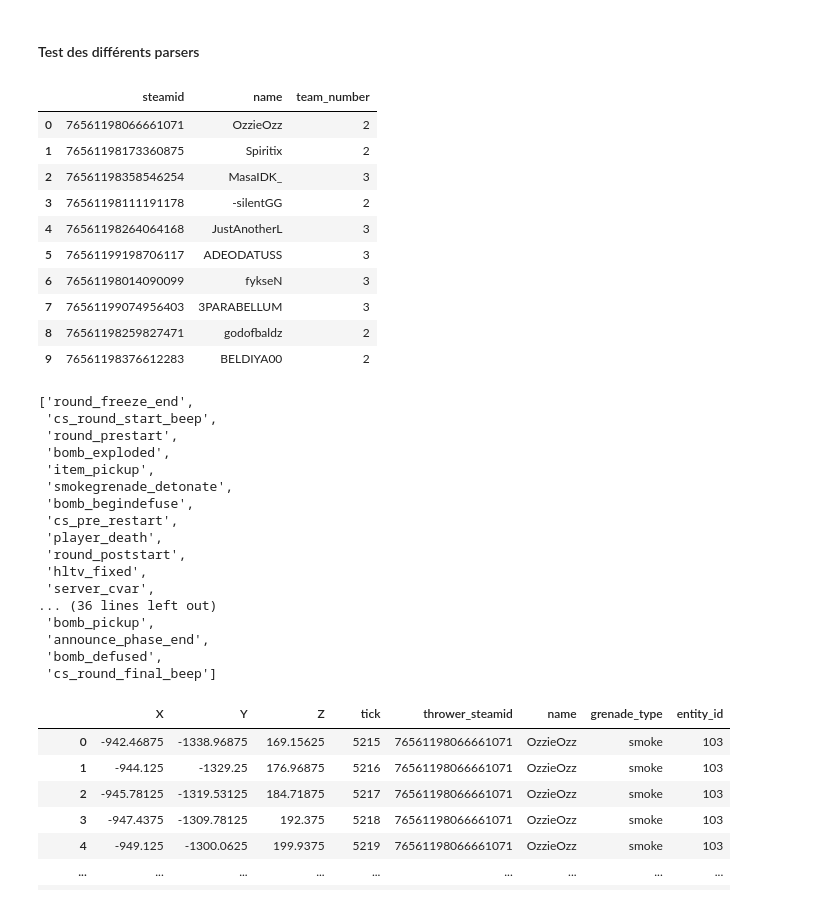
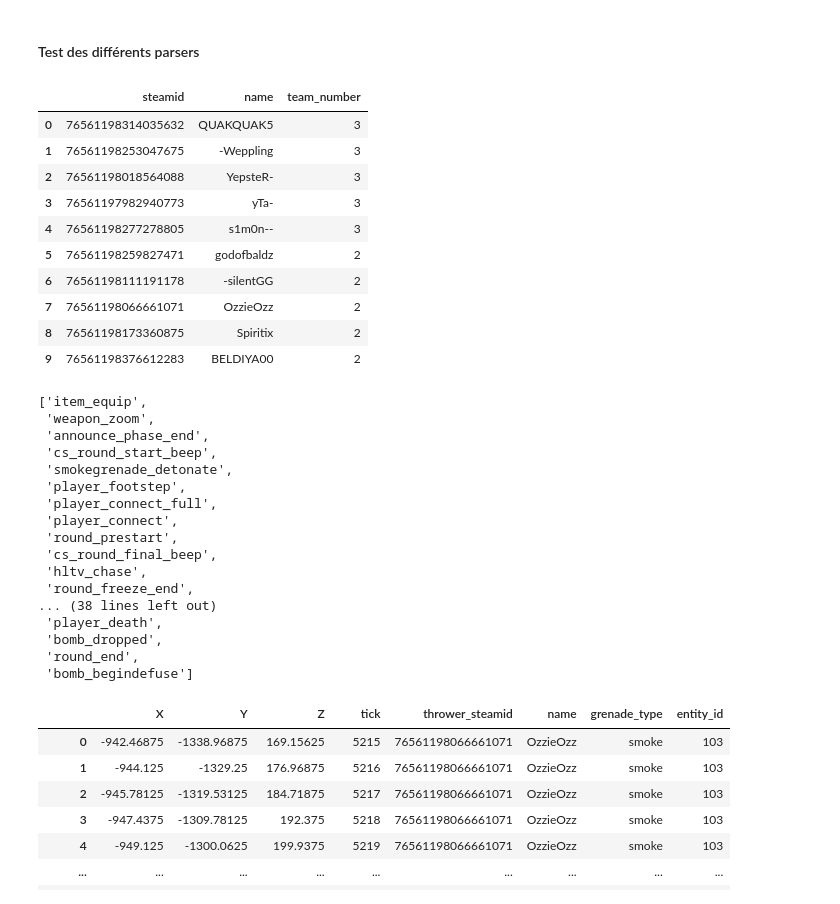
Before and after one commit to Armeldt/CS2-ESEA-season-stats-aggregator, a Jupyter notebook: projet_cs2_single_match.ipynb, the cells around one changed output. Drawn from its saved outputs; the diff is of its cells as text; code cells hidden in the pictures.

```diff
--- a/projet_cs2_single_match.ipynb
+++ b/projet_cs2_single_match.ipynb
@@ -16,41 +213,41 @@ max_tick = demo1.parse_event("round_end")["tick"].max()
 # %% [markdown]
 #### Test des différents parsers
 # %%
-player_infos = demo1.parse_player_info()
+player_infos = demo2.parse_player_info()
 player_infos
 # %% [output]
 |  | steamid | name | team_number |
-| 0 | 76561198066661071 | OzzieOzz | 2 |
-| 1 | 76561198173360875 | Spiritix | 2 |
-| 2 | 76561198358546254 | MasaIDK_ | 3 |
-| 3 | 76561198111191178 | -silentGG | 2 |
-| 4 | 76561198264064168 | JustAnotherL | 3 |
-| 5 | 76561199198706117 | ADEODATUSS | 3 |
-| 6 | 76561198014090099 | fykseN | 3 |
-| 7 | 76561199074956403 | 3PARABELLUM | 3 |
-| 8 | 76561198259827471 | godofbaldz | 2 |
+| 0 | 76561198314035632 | QUAKQUAK5 | 3 |
+| 1 | 76561198253047675 | -Weppling | 3 |
+| 2 | 76561198018564088 | YepsteR- | 3 |
+| 3 | 76561197982940773 | yTa- | 3 |
+| 4 | 76561198277278805 | s1m0n-- | 3 |
+| 5 | 76561198259827471 | godofbaldz | 2 |
+| 6 | 76561198111191178 | -silentGG | 2 |
+| 7 | 76561198066661071 | OzzieOzz | 2 |
+| 8 | 76561198173360875 | Spiritix | 2 |
 | 9 | 76561198376612283 | BELDIYA00 | 2 |
 # %%
-game_events = demo1.list_game_events()
+game_events = demo2.list_game_events()
 game_events
 # %% [output]
-['round_freeze_end',
+['item_equip',
+ 'weapon_zoom',
+ 'announce_phase_end',
  'cs_round_start_beep',
+ 'smokegrenade_detonate',
+ 'player_footstep',
+ 'player_connect_full',
+ 'player_connect',
  'round_prestart',
- 'bomb_exploded',
- 'item_pickup',
- 'smokegrenade_detonate',
- 'bomb_begindefuse',
- 'cs_pre_restart',
+ 'cs_round_final_beep',
+ 'hltv_chase',
+ 'round_freeze_end',
+... (38 lines left out)
  'player_death',
- 'round_poststart',
- 'hltv_fixed',
- 'server_cvar',
-... (36 lines left out)
- 'bomb_pickup',
- 'announce_phase_end',
- 'bomb_defused',
- 'cs_round_final_beep']
+ 'bomb_dropped',
+ 'round_end',
+ 'bomb_begindefuse']
 # %%
 event_df = demo1.parse_event("player_death", player=["X", "Y"], other=["total_rounds_played"])
 all_events = demo1.parse_events(["all"])
```
Also changed, not shown: parts of 32 cells of this notebook, 6 other files.
